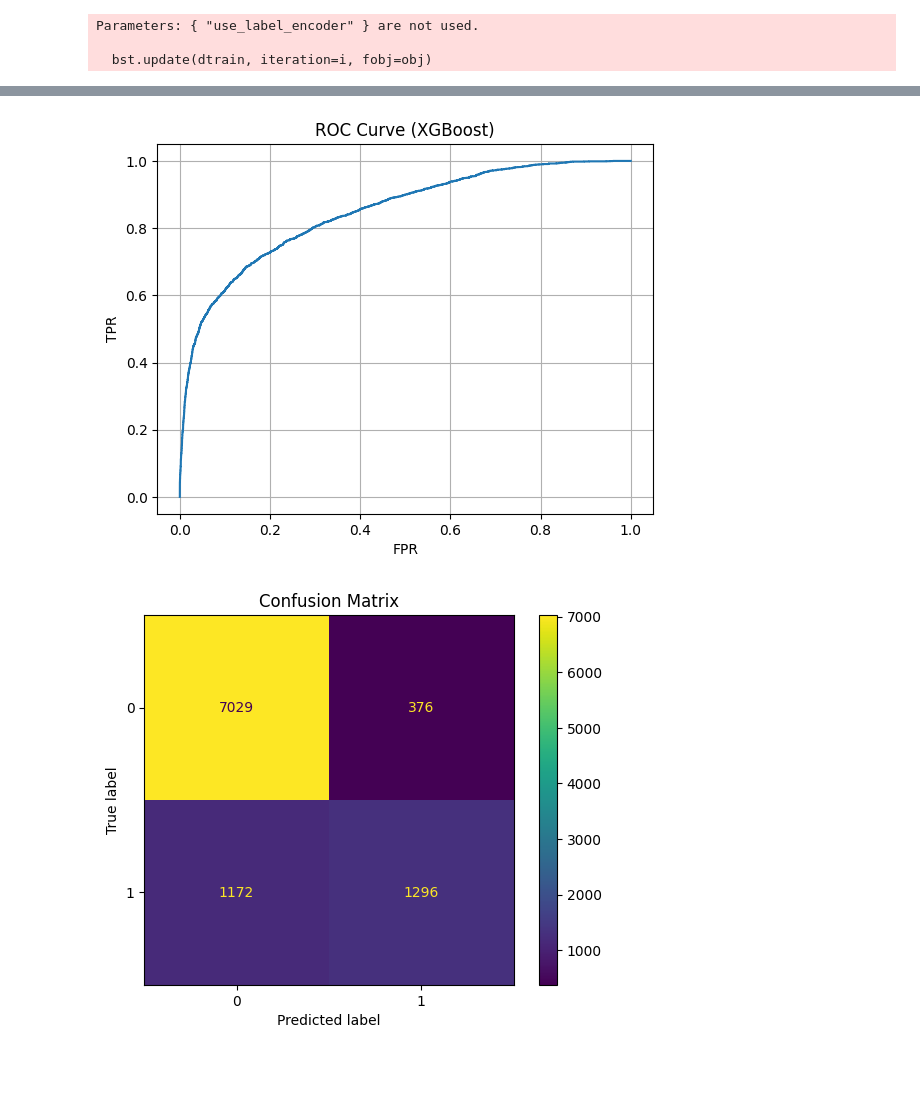
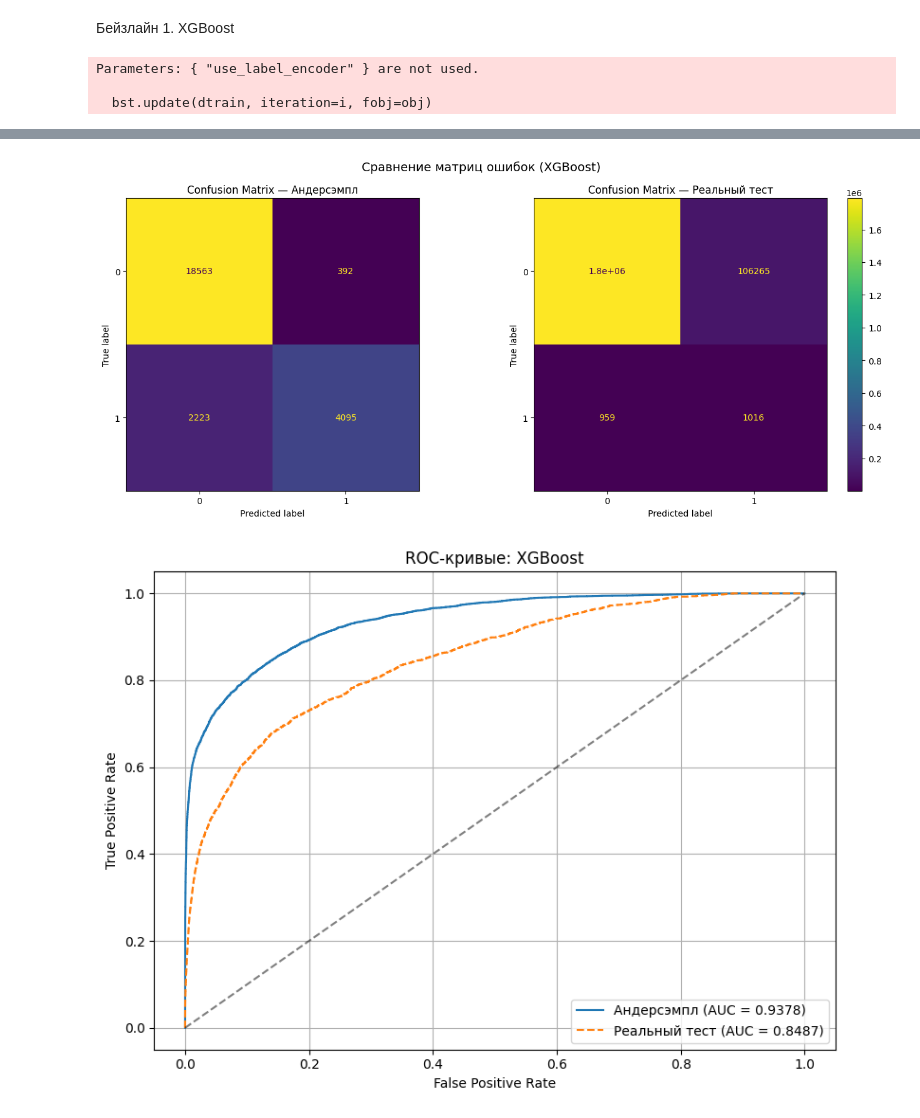
Before and after one commit to begushevaeu/JMLC_Begusheva_2025, a Jupyter notebook: Baseline/Baseline.ipynb, the cells around one changed output, grey strips where cells are left out. Cells and saved outputs as stored; diff of their text form; code cells hidden in the pictures; blank space fills up the shorter version.

```diff
--- a/Baseline/Baseline.ipynb
+++ b/Baseline/Baseline.ipynb
@@ -78,48 +11,62 @@ ROC-кривая не реальном тесте:
+# %% [markdown]
+Бейзлайн 1. XGBoost
 # %%
 from XGBoost_model import XGBoostBaseline
-from sklearn.model_selection import train_test_split
 from sklearn.metrics import ConfusionMatrixDisplay
 import matplotlib.pyplot as plt
-import pandas as pd
 
-# Загружаем данные
-df = pd.read_csv("df_baseline.csv")
+# Инициализация модели и подготовка данных
+baseline = XGBoostBaseline()
+data = baseline.prepare_data(df_baseline)
 
-# Работа с моделью
-baseline = XGBoostBaseline()
-df_prep = baseline.preprocess(df)
-df_bal = baseline.undersample(df_prep)
+# Обучение
+baseline.train(data["X_train"], data["y_train"])
 
-X = df_bal.drop(columns=["Is_laundering"])
-y = df_bal["Is_laundering"]
-
-X_train, X_test, y_train, y_test = train_test_split(X, y, stratify=y, random_state=42)
-
-baseline.train(X_train, y_train)
-metrics = baseline.evaluate(X_test, y_test)
+# Оценка модели
+metrics_bal = baseline.evaluate(data["X_test_bal"], data["y_test_bal"])
+metrics_real = baseline.evaluate(data["X_test_real"], data["y_test_real"])
 
 # Метрики
-for k, v in metrics.items():
+print("\n❗Метрики на андерсэмплированном тесте:")
+for k, v in metrics_bal.items():
     if isinstance(v, float):
         print(f"{k}: {v:.4f}")
 
-# ROC
-fpr, tpr, _ = metrics["roc_curve"]
-plt.plot(fpr, tpr)
-plt.title("ROC Curve (XGBoost)")
-plt.xlabel("FPR")
-plt.ylabel("TPR")
-plt.grid()
+print("\n❗Метрики на реальном тесте:")
+for k, v in metrics_real.items():
+    if isinstance(v, float):
+        print(f"{k}: {v:.4f}")
+
+# Confusion matrix
+fig, axs = plt.subplots(1, 2, figsize=(14, 6))
+ConfusionMatrixDisplay(metrics_bal["confusion_matrix"]).plot(ax=axs[0], colorbar=False)
+axs[0].set_title("Confusion Matrix — Андерсэмпл")
+ConfusionMatrixDisplay(metrics_real["confusion_matrix"]).plot(ax=axs[1], colorbar=True)
+axs[1].set_title("Confusion Matrix — Реальный тест")
+plt.suptitle("Сравнение матриц ошибок (XGBoost)", fontsize=14)
+plt.tight_layout()
 plt.show()
 
-# Confusion Matrix
-ConfusionMatrixDisplay(metrics["confusion_matrix"]).plot()
-plt.title("Confusion Matrix")
-plt.grid(False)
+# ROC-кривые
+fpr_bal, tpr_bal, _ = metrics_bal["roc_curve"]
+fpr_real, tpr_real, _ = metrics_real["roc_curve"]
+auc_bal = metrics_bal["roc_auc"]
+auc_real = metrics_real["roc_auc"]
+
+plt.figure(figsize=(8, 6))
+plt.plot(fpr_bal, tpr_bal, label=f"Андерсэмпл (AUC = {auc_bal:.4f})")
+plt.plot(fpr_real, tpr_real, label=f"Реальный тест (AUC = {auc_real:.4f})", linestyle="--")
+plt.plot([0, 1], [0, 1], "k--", alpha=0.5)
+plt.xlabel("False Positive Rate")
+plt.ylabel("True Positive Rate")
+plt.title("ROC-кривые: XGBoost")
+plt.legend(loc="lower right")
+plt.grid()
+plt.tight_layout()
 plt.show()
 
-# Сохраняем модель
-baseline.save_model()
+# Сохранение модели
+baseline.save_model("xgboost_model.pkl")
 # %% [output]
 Parameters: { "use_label_encoder" } are not used.
 
@@ -132,2 +87,2 @@ roc_auc: 0.8479
-[figure, old version]
+[figure, new version]
-[figure, old version]
+[figure, new version]
```
Also changed, not shown: parts of 11 cells of this notebook.
